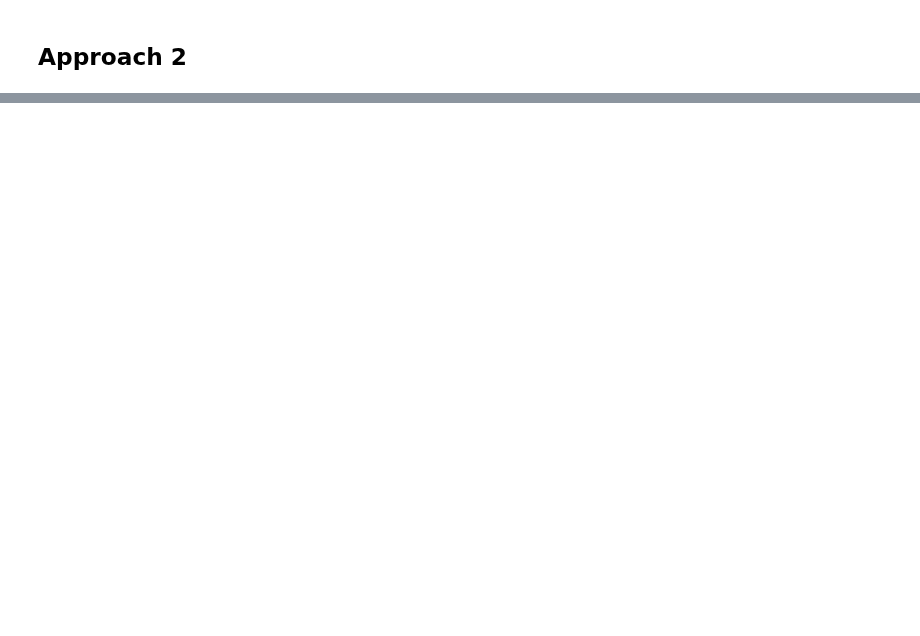
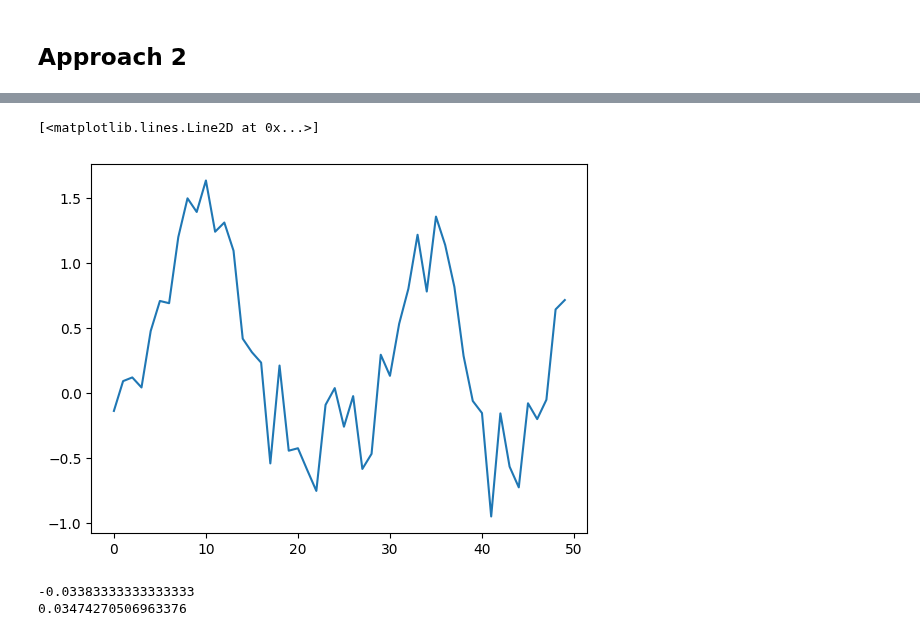
Before and after one commit to XiaoyuJiang17/ScalableLVMOGP, a Jupyter notebook: others/test_somethings.ipynb, the cells around one changed output, grey strips where cells are left out. Saved outputs shown, nothing was run; the diff lists cells and outputs as text; code cells hidden in the pictures; blank space fills up the shorter version.

```diff
--- a/others/test_somethings.ipynb
+++ b/others/test_somethings.ipynb
@@ -49,0 +42,24 @@ torch.manual_seed(100)
+# %%
+import pandas as pd
+import torch
+folder_path = '/Users/jiangxiaoyu/Desktop/All Projects/GPLVM_project_code/data/synth_regression/smartly_generated'
+file_path = f'{folder_path}/ninputs_50_nlatents_100/target_data.csv'
+data_raw = pd.read_csv(f'{file_path}')
+# %%
+data_2d = torch.tensor(data_raw.to_numpy()).reshape(100, 50)
+# %%
+import matplotlib.pyplot as plt
+
+plt.plot(data_2d[65])
+# %% [output]
+[<matplotlib.lines.Line2D at 0x...>]
+[figure, added]
+# %%
+import numpy as np
+
+data = np.array([-0.028, -0.079, 0.0055])
+print(data.mean())
+print(data.std())
+# %% [output]
+-0.03383333333333333
+0.03474270506963376
```
Also changed, not shown: parts of 5 cells of this notebook, 8 other files.
